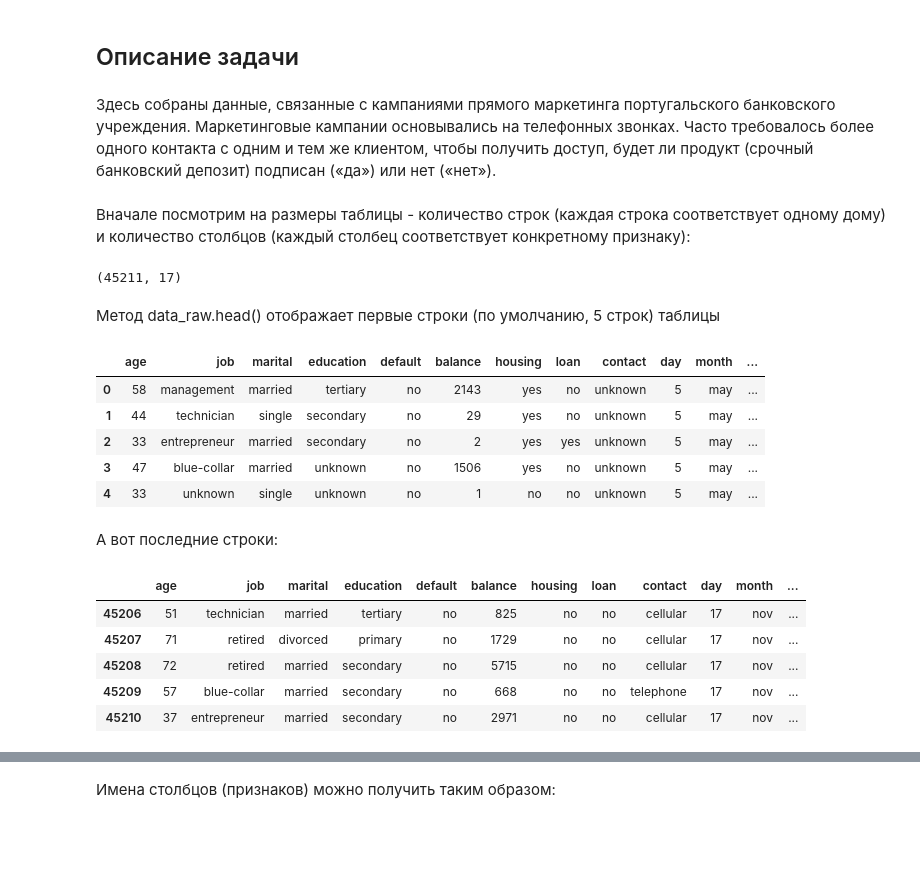
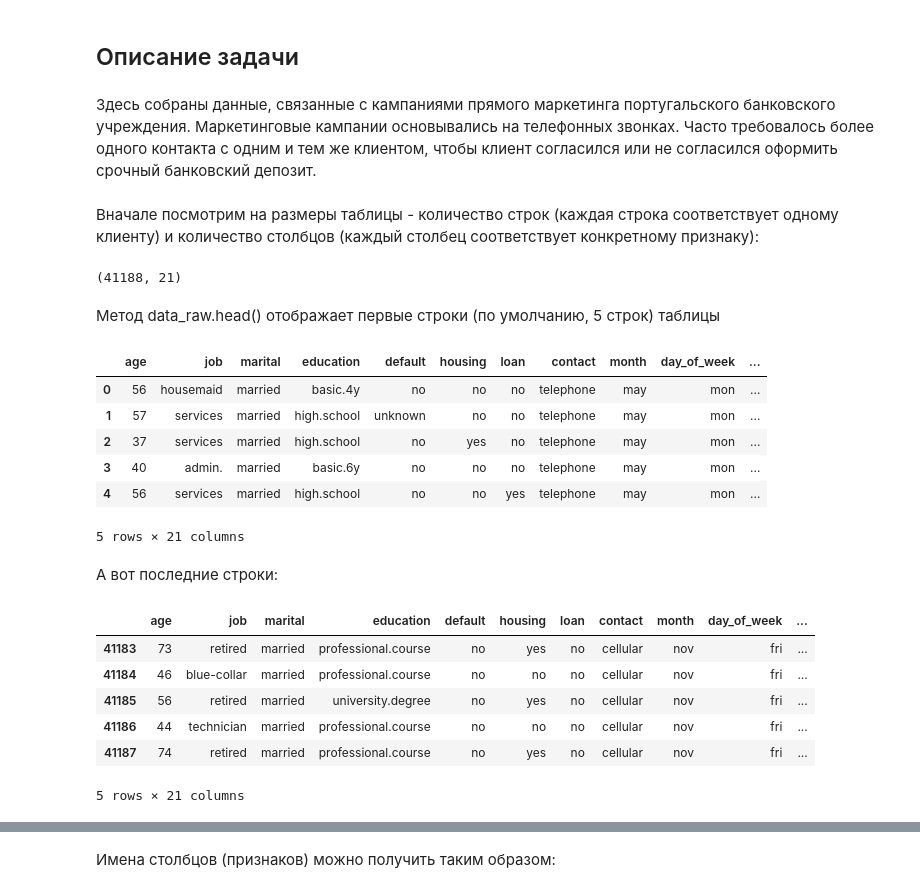
Before and after one commit to hellozakhar/machinelearning2020, a Jupyter notebook: machinelearning-fall2020.ipynb, the cells around one changed output, grey strips where cells are left out. Drawn from its saved outputs; the diff is of its cells as text; code cells hidden in the pictures; blank space fills up the shorter version.

```diff
--- a/machinelearning-fall2020.ipynb
+++ b/machinelearning-fall2020.ipynb
@@ -14,39 +14,41 @@ import sklearn                  # Алгоритмы машинного обуч
 # 1. Загружаем данные
 # %%
 url = "https://raw.githubusercontent.com/hellozakhar/machinelearning2020/main/bank-full.csv"
-data_raw = pd.read_csv(url)
+data = pd.read_csv(url)
 # %% [markdown]
 ## Описание задачи
 # %% [markdown]
-Здесь собраны данные, связанные с кампаниями прямого маркетинга португальского банковского учреждения. Маркетинговые кампании основывались на телефонных звонках. Часто требовалось более одного контакта с одним и тем же клиентом, чтобы получить доступ, будет ли продукт (срочный банковский депозит) подписан («да») или нет («нет»).
+Здесь собраны данные, связанные с кампаниями прямого маркетинга португальского банковского учреждения. Маркетинговые кампании основывались на телефонных звонках. Часто требовалось более одного контакта с одним и тем же клиентом, чтобы клиент согласился или не согласился оформить срочный банковский депозит.
 # %% [markdown]
-Вначале посмотрим на размеры таблицы - количество строк (каждая строка соответствует одному дому) и количество столбцов (каждый столбец соответствует конкретному признаку):
+Вначале посмотрим на размеры таблицы - количество строк (каждая строка соответствует одному клиенту) и количество столбцов (каждый столбец соответствует конкретному признаку):
 # %%
-data_raw.shape
+data.shape
 # %% [output]
-(45211, 17)
+(41188, 21)
 # %% [markdown]
 Метод data_raw.head() отображает первые строки (по умолчанию, 5 строк) таблицы
 # %%
-data_raw.head()
+data.head()
 # %% [output]
-|  | age | job | marital | education | default | balance | housing | loan | contact | day | month | ... |
-| 0 | 58 | management | married | tertiary | no | 2143 | yes | no | unknown | 5 | may | ... |
-| 1 | 44 | technician | single | secondary | no | 29 | yes | no | unknown | 5 | may | ... |
-| 2 | 33 | entrepreneur | married | secondary | no | 2 | yes | yes | unknown | 5 | may | ... |
-| 3 | 47 | blue-collar | married | unknown | no | 1506 | yes | no | unknown | 5 | may | ... |
-| 4 | 33 | unknown | single | unknown | no | 1 | no | no | unknown | 5 | may | ... |
+|  | age | job | marital | education | default | housing | loan | contact | month | day_of_week | ... |
+| 0 | 56 | housemaid | married | basic.4y | no | no | no | telephone | may | mon | ... |
+| 1 | 57 | services | married | high.school | unknown | no | no | telephone | may | mon | ... |
+| 2 | 37 | services | married | high.school | no | yes | no | telephone | may | mon | ... |
+| 3 | 40 | admin. | married | basic.6y | no | no | no | telephone | may | mon | ... |
+| 4 | 56 | services | married | high.school | no | no | yes | telephone | may | mon | ... |
+5 rows × 21 columns
 # %% [markdown]
 А вот последние строки:
 # %%
-data_raw.tail()
+data.tail()
 # %% [output]
-|  | age | job | marital | education | default | balance | housing | loan | contact | day | month | ... |
-| 45206 | 51 | technician | married | tertiary | no | 825 | no | no | cellular | 17 | nov | ... |
-| 45207 | 71 | retired | divorced | primary | no | 1729 | no | no | cellular | 17 | nov | ... |
-| 45208 | 72 | retired | married | secondary | no | 5715 | no | no | cellular | 17 | nov | ... |
-| 45209 | 57 | blue-collar | married | secondary | no | 668 | no | no | telephone | 17 | nov | ... |
-| 45210 | 37 | entrepreneur | married | secondary | no | 2971 | no | no | cellular | 17 | nov | ... |
+|  | age | job | marital | education | default | housing | loan | contact | month | day_of_week | ... |
+| 41183 | 73 | retired | married | professional.course | no | yes | no | cellular | nov | fri | ... |
+| 41184 | 46 | blue-collar | married | professional.course | no | no | no | cellular | nov | fri | ... |
+| 41185 | 56 | retired | married | university.degree | no | yes | no | cellular | nov | fri | ... |
+| 41186 | 44 | technician | married | professional.course | no | no | no | cellular | nov | fri | ... |
+| 41187 | 74 | retired | married | professional.course | no | yes | no | cellular | nov | fri | ... |
+5 rows × 21 columns
 # %% [markdown]
 Мы видим, что столбцы (признаки) имеют имена:
 
```
Also changed, not shown: parts of 123 cells of this notebook.
